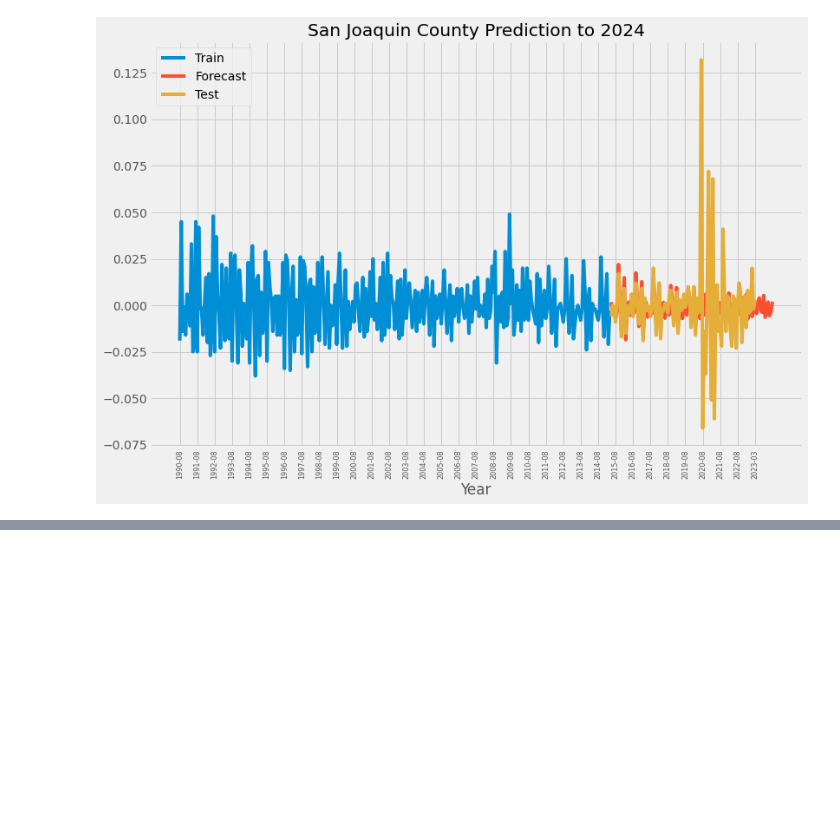
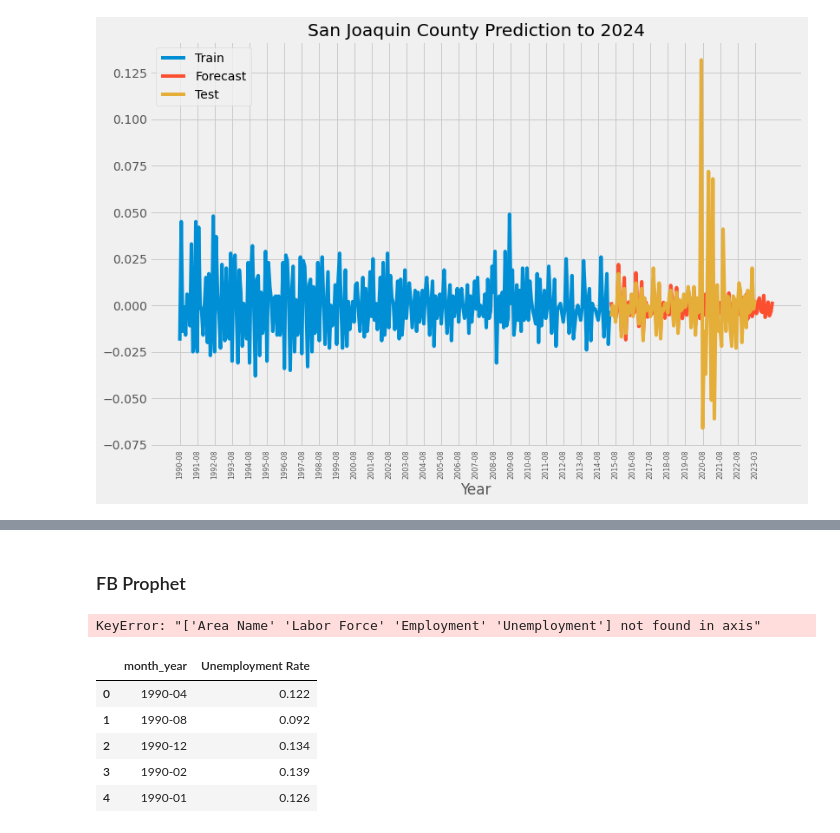
Before and after one commit to joshstruggles/Local-Area-Unemployment-Statistics-California, a Jupyter notebook: time_series_analysis.ipynb, the cells around one changed output, grey strips where cells are left out. Drawn from its saved outputs; the diff is of its cells as text; code cells hidden in the pictures; blank space fills up the shorter version.

```diff
--- a/time_series_analysis.ipynb
+++ b/time_series_analysis.ipynb
@@ -1218,0 +1216,2 @@ STOP
+# %% [markdown]
+### FB Prophet
@@ -1218,0 +1223,14 @@ STOP
+# %%
+Fresno = Fresno.drop(['Area Name', 'Labor Force', 'Employment',
+             'Unemployment'], axis =1)
+# %% [output]
+KeyError: "['Area Name' 'Labor Force' 'Employment' 'Unemployment'] not found in axis"
+# %%
+Fresno.head()
+# %% [output]
+|  | month_year | Unemployment Rate |
+| 0 | 1990-04 | 0.122 |
+| 1 | 1990-08 | 0.092 |
+| 2 | 1990-12 | 0.134 |
+| 3 | 1990-02 | 0.139 |
+| 4 | 1990-01 | 0.126 |
```
Also changed, not shown: parts of 26 cells of this notebook.
